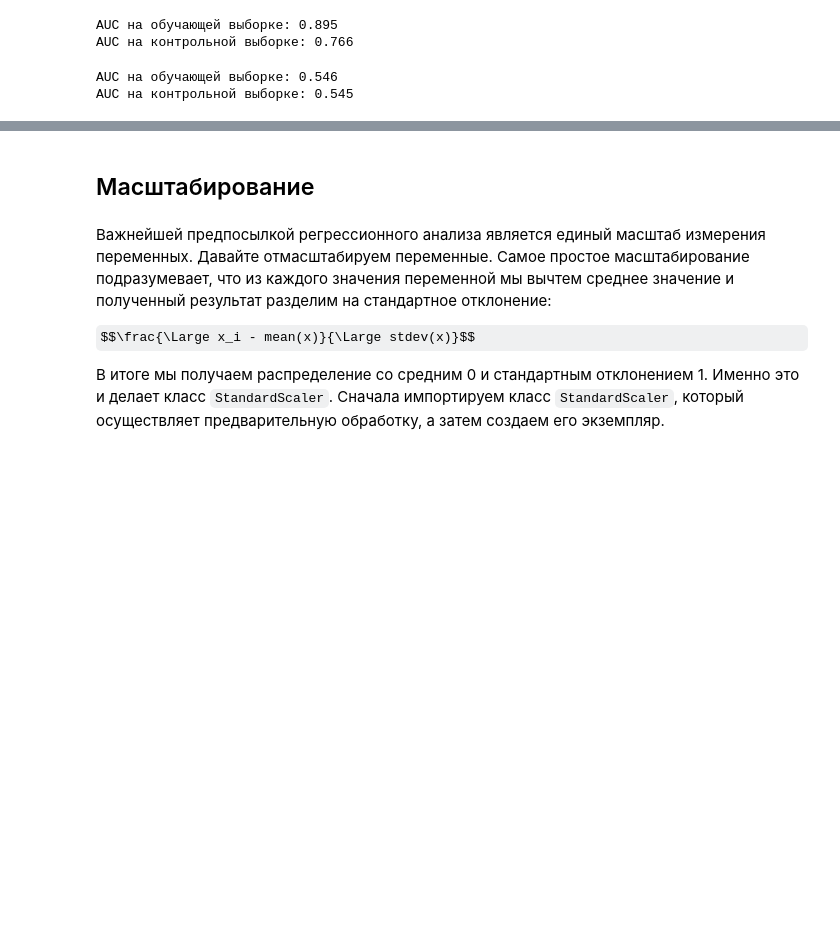
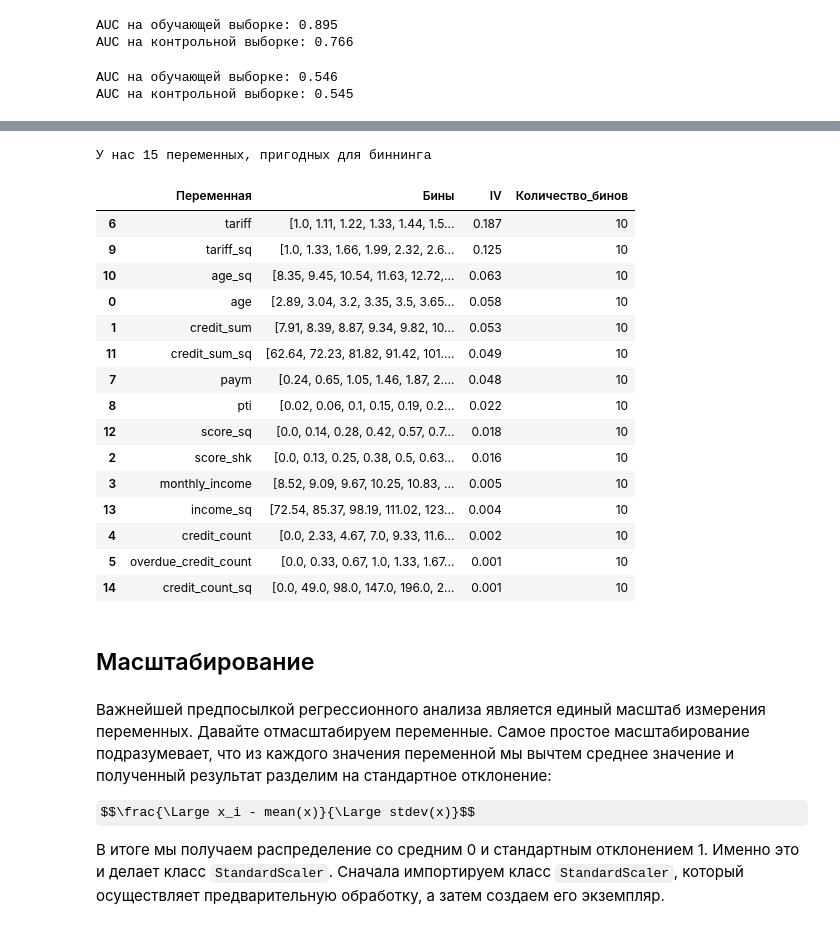
Before and after one commit to gameofdrone/Learning_Pandas_russian_translation-1, a Jupyter notebook: Notebooks/Приложение 4_Пример предварительной подготовки данных в pandas.ipynb, the cells around one changed output, grey strips where cells are left out. Cells and saved outputs as stored; diff of their text form; code cells hidden in the pictures; some formulas as TeX source; blank space fills up the shorter version.

```diff
--- a/Notebooks/Приложение 4_Пример предварительной подготовки данных в pandas.ipynb
+++ b/Notebooks/Приложение 4_Пример предварительной подготовки данных в pandas.ipynb
@@ -1012,0 +1554,54 @@ AUC на контрольной выборке: 0.545
+# %%
+# пишем функцию, выполняющую биннинг
+def user_bin(train, number):
+    pd.set_option('max_colwidth', 800)
+    tv = 'open_account_flg'
+    col_list = []
+    iv_list = []
+    bins_list = []
+    groups_list = []
+    a= 0.01
+    for var_name in train:
+        # используем для биннинга только вещественные переменные
+        if (train[var_name].dtype.name == 'float64'):
+            col_list.append(var_name)
+    print('У нас ' + str(len(col_list)) + ' переменных, пригодных для биннинга')
+    for var_name in col_list:
+        num = number
+        bins = np.linspace(train[var_name].min(), train[var_name].max(), num)
+        rounded_bins = np.round(bins, 2)
+        groups = np.digitize(train[var_name], bins)
+        biv = pd.crosstab(groups, train[tv].astype('str'))
+        # умножаем на 1.0, чтобы преобразовать во float и добавляем "a=0.01", чтобы избежать деления на ноль
+        WoE = np.log((1.0*biv['0']/sum(biv['0']) + a) / (1.0*biv['1']/sum(biv['1']) + a))
+        IV = sum(((1.0*biv['0']/sum(biv['0']) + a) - (1.0*biv['1']/sum(biv['1']) + a))*np.log((1.0*biv['0']/sum(biv['0']) + a) / (1.0*biv['1']/sum(biv['1']) + a)))
+        iv_list.append(IV)
+        bins_list.append(num)
+        groups_list.append(rounded_bins)
+    result = pd.DataFrame({'Переменная' : col_list,
+                           'Бины': groups_list,
+                           'IV' : iv_list,
+                           'Количество_бинов' : bins_list})
+    return(result.sort_values(by = 'IV', ascending = False))
+# %%
+# разбиваем все вещественные переменные
+# на 10 категорий и смотрим IV
+user_bin(train, 10)
+# %% [output]
+У нас 15 переменных, пригодных для биннинга
+|  | Переменная | Бины | IV | Количество_бинов |
+| 6 | tariff | [1.0, 1.11, 1.22, 1.33, 1.44, 1.5... | 0.187 | 10 |
+| 9 | tariff_sq | [1.0, 1.33, 1.66, 1.99, 2.32, 2.6... | 0.125 | 10 |
+| 10 | age_sq | [8.35, 9.45, 10.54, 11.63, 12.72,... | 0.063 | 10 |
+| 0 | age | [2.89, 3.04, 3.2, 3.35, 3.5, 3.65... | 0.058 | 10 |
+| 1 | credit_sum | [7.91, 8.39, 8.87, 9.34, 9.82, 10... | 0.053 | 10 |
+| 11 | credit_sum_sq | [62.64, 72.23, 81.82, 91.42, 101.... | 0.049 | 10 |
+| 7 | paym | [0.24, 0.65, 1.05, 1.46, 1.87, 2.... | 0.048 | 10 |
+| 8 | pti | [0.02, 0.06, 0.1, 0.15, 0.19, 0.2... | 0.022 | 10 |
+| 12 | score_sq | [0.0, 0.14, 0.28, 0.42, 0.57, 0.7... | 0.018 | 10 |
+| 2 | score_shk | [0.0, 0.13, 0.25, 0.38, 0.5, 0.63... | 0.016 | 10 |
+| 3 | monthly_income | [8.52, 9.09, 9.67, 10.25, 10.83, ... | 0.005 | 10 |
+| 13 | income_sq | [72.54, 85.37, 98.19, 111.02, 123... | 0.004 | 10 |
+| 4 | credit_count | [0.0, 2.33, 4.67, 7.0, 9.33, 11.6... | 0.002 | 10 |
+| 5 | overdue_credit_count | [0.0, 0.33, 0.67, 1.0, 1.33, 1.67... | 0.001 | 10 |
+| 14 | credit_count_sq | [0.0, 49.0, 98.0, 147.0, 196.0, 2... | 0.001 | 10 |
```
Also changed, not shown: parts of 110 cells of this notebook.
